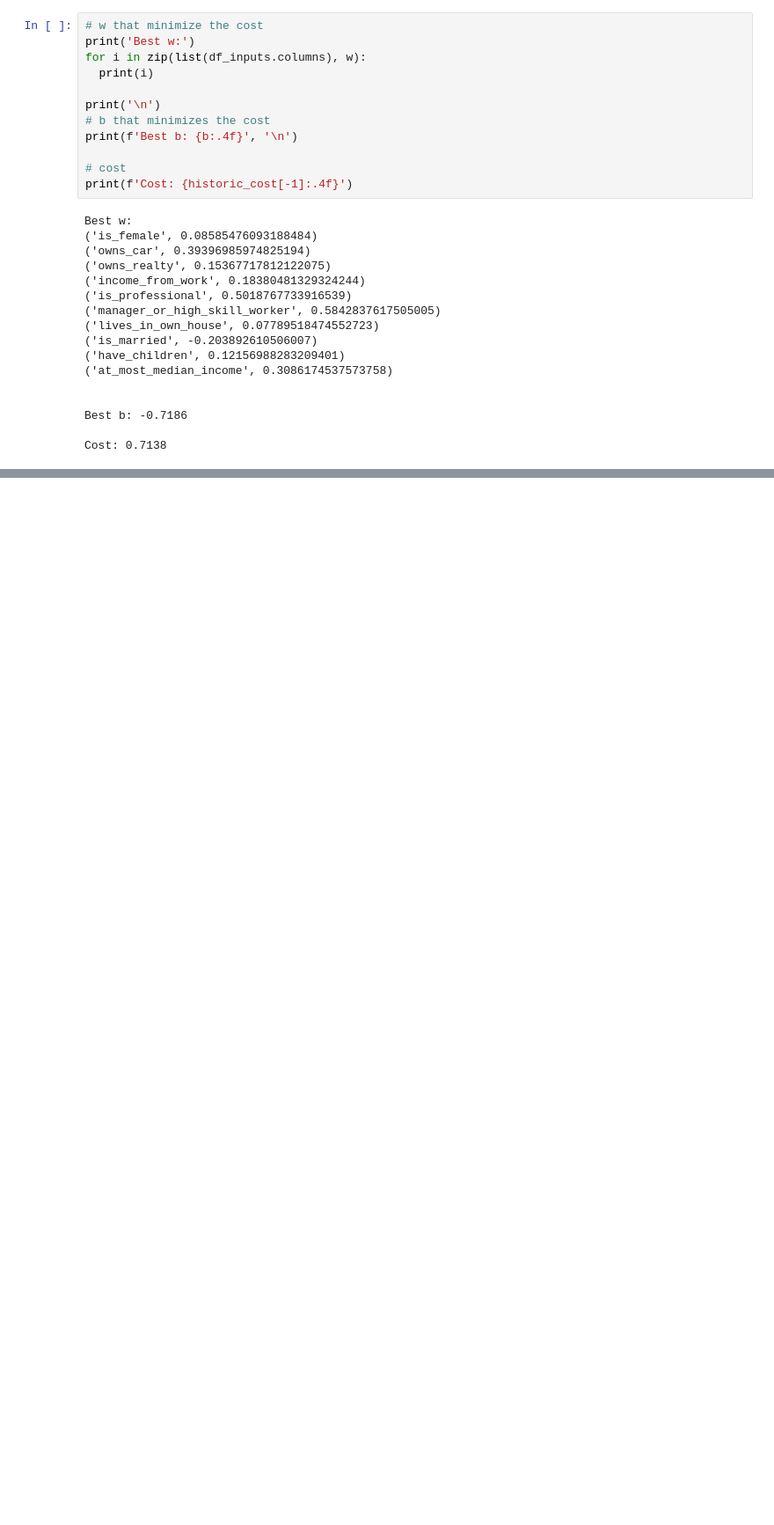
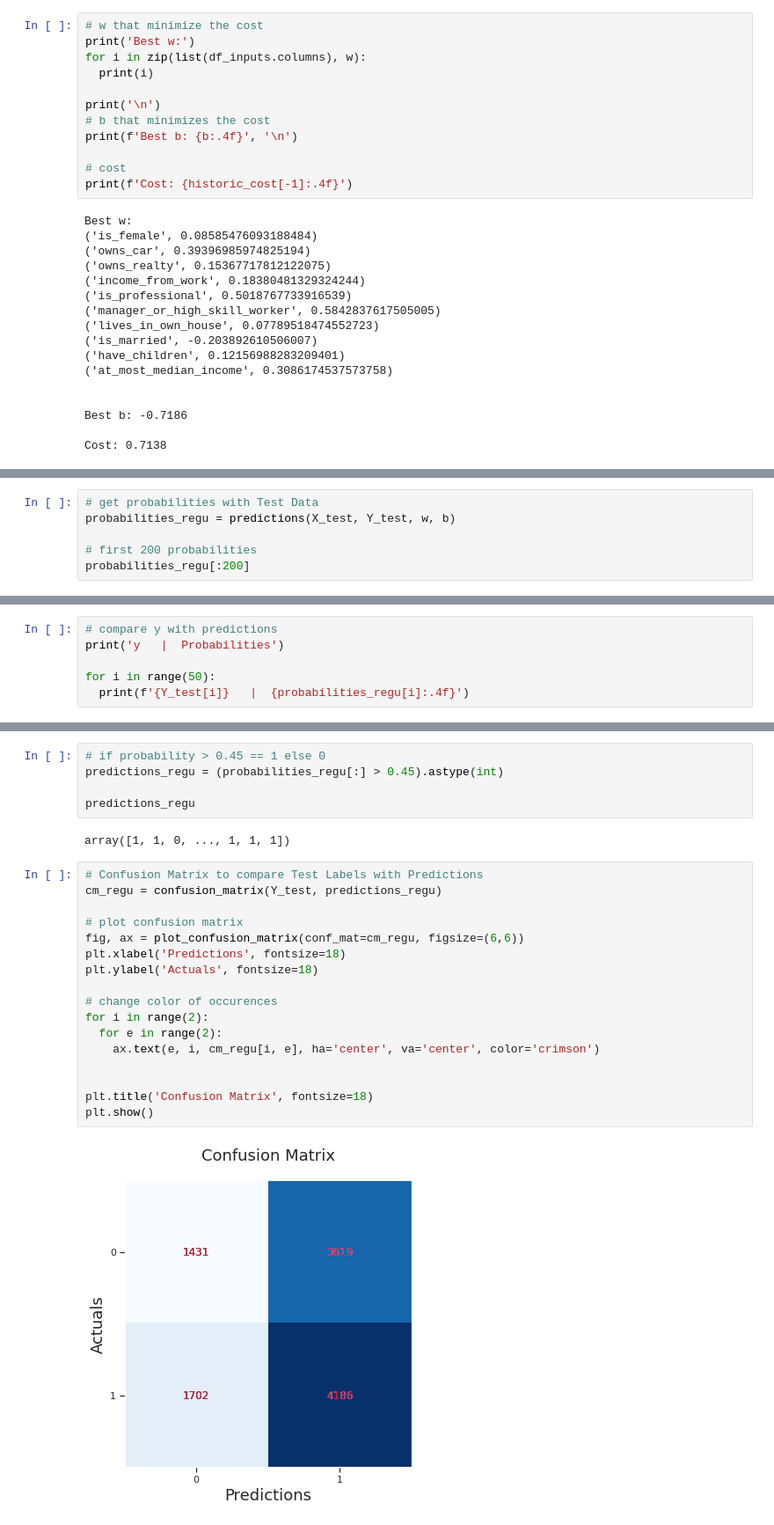
Before and after one commit to princeKike27/Credit-Card-Approval-Prediction, a Jupyter notebook: Credit_Car_Approval_Prediction.ipynb, the cells around one changed output, grey strips where cells are left out. Shown at 88% size. Cells and saved outputs as stored; diff of their text form; blank space fills up the shorter version.

```diff
--- a/Credit_Car_Approval_Prediction.ipynb
+++ b/Credit_Car_Approval_Prediction.ipynb
@@ -2757,0 +2792,6 @@ Cost: 0.7138
+# %%
+# get probabilities with Test Data
+probabilities_regu = predictions(X_test, Y_test, w, b)
+
+# first 200 probabilities
+probabilities_regu[:200]
@@ -2757,0 +2816,6 @@ Cost: 0.7138
+# %%
+# compare y with predictions
+print('y   |  Probabilities')
+
+for i in range(50):
+  print(f'{Y_test[i]}   |  {probabilities_regu[i]:.4f}')
@@ -2757,0 +2844,26 @@ Cost: 0.7138
+# %%
+# if probability > 0.45 == 1 else 0
+predictions_regu = (probabilities_regu[:] > 0.45).astype(int)
+
+predictions_regu
+# %% [output]
+array([1, 1, 0, ..., 1, 1, 1])
+# %%
+# Confusion Matrix to compare Test Labels with Predictions
+cm_regu = confusion_matrix(Y_test, predictions_regu)
+
+# plot confusion matrix
+fig, ax = plot_confusion_matrix(conf_mat=cm_regu, figsize=(6,6))
+plt.xlabel('Predictions', fontsize=18)
+plt.ylabel('Actuals', fontsize=18)
+
+# change color of occurences
+for i in range(2):
+  for e in range(2):
+    ax.text(e, i, cm_regu[i, e], ha='center', va='center', color='crimson')
+
+
+plt.title('Confusion Matrix', fontsize=18)
+plt.show()
+# %% [output]
+[figure, added]
```
Also changed, not shown: parts of 29 cells of this notebook.
